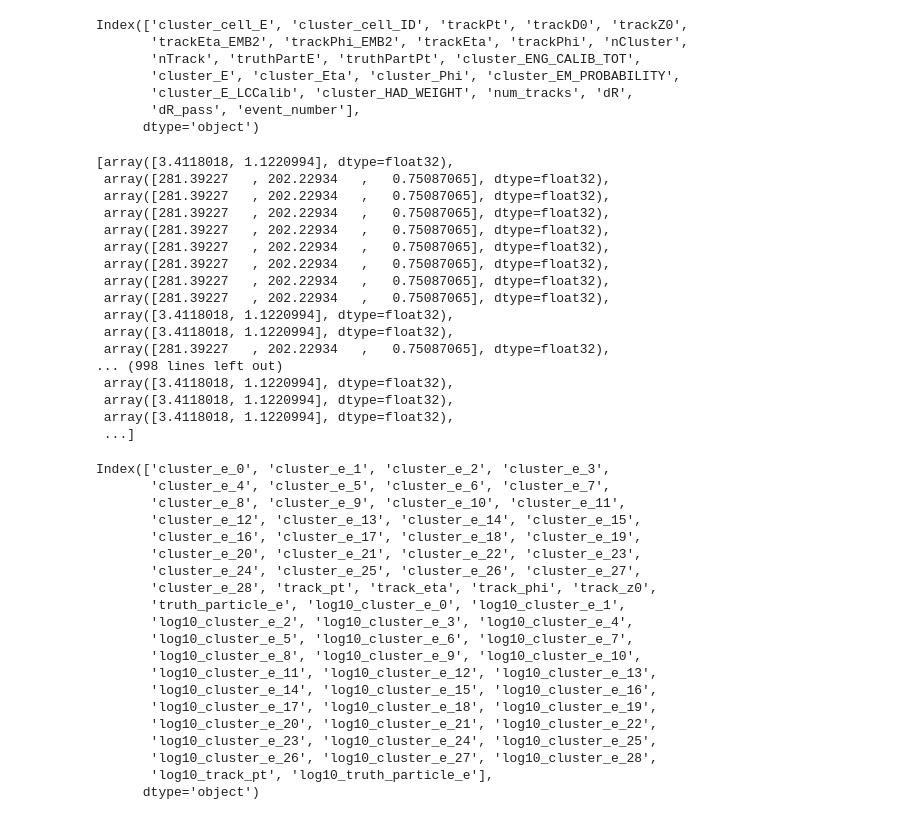
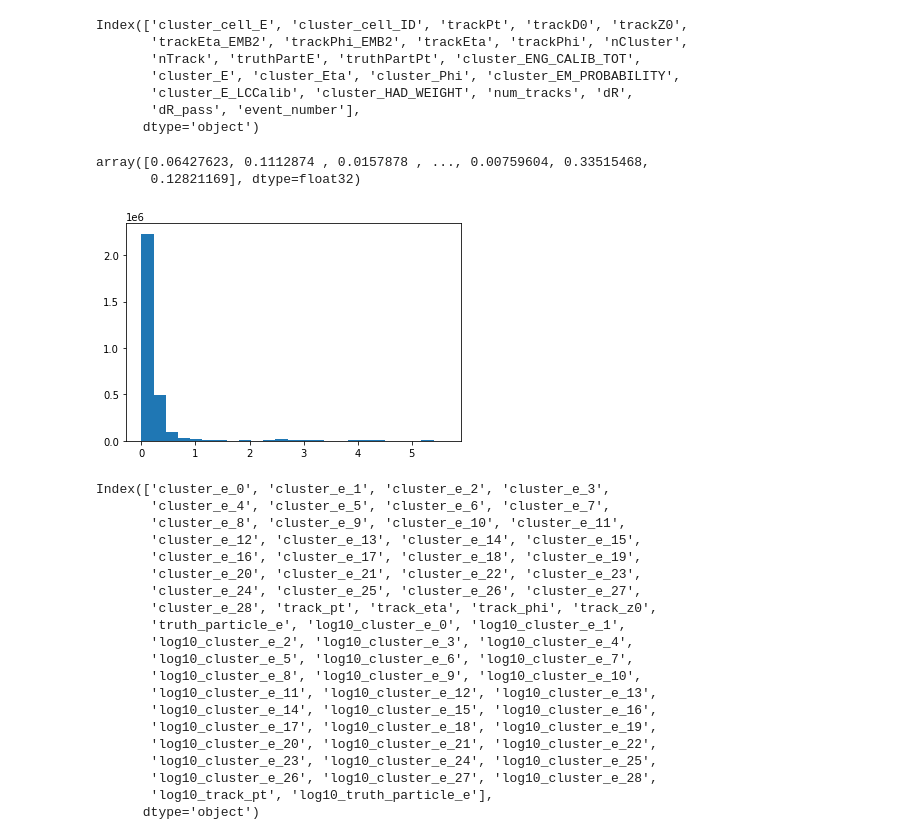
Before and after one commit to atlas-calo-ml/gn4pions_eastbay, a Jupyter notebook: simple_regression_model.ipynb, the cells around one changed output. Saved outputs shown, nothing was run; the diff lists cells and outputs as text; code cells hidden in the pictures.

```diff
--- a/simple_regression_model.ipynb
+++ b/simple_regression_model.ipynb
@@ -39,26 +39,18 @@ Index(['cluster_cell_E', 'cluster_cell_ID', 'trackPt', 'trackD0', 'trackZ0',
        'cluster_E_LCCalib', 'cluster_HAD_WEIGHT', 'num_tracks', 'dR',
        'dR_pass', 'event_number'],
       dtype='object')
-# %%
-df.cluster_E.to_list()
-# %% [output]
-[array([3.4118018, 1.1220994], dtype=float32),
- array([281.39227   , 202.22934   ,   0.75087065], dtype=float32),
- array([281.39227   , 202.22934   ,   0.75087065], dtype=float32),
- array([281.39227   , 202.22934   ,   0.75087065], dtype=float32),
- array([281.39227   , 202.22934   ,   0.75087065], dtype=float32),
- array([281.39227   , 202.22934   ,   0.75087065], dtype=float32),
- array([281.39227   , 202.22934   ,   0.75087065], dtype=float32),
- array([281.39227   , 202.22934   ,   0.75087065], dtype=float32),
- array([281.39227   , 202.22934   ,   0.75087065], dtype=float32),
- array([3.4118018, 1.1220994], dtype=float32),
- array([3.4118018, 1.1220994], dtype=float32),
- array([281.39227   , 202.22934   ,   0.75087065], dtype=float32),
-... (998 lines left out)
- array([3.4118018, 1.1220994], dtype=float32),
- array([3.4118018, 1.1220994], dtype=float32),
- array([3.4118018, 1.1220994], dtype=float32),
- ...]
+# %%
+dR = np.hstack(df['dR'].values)
+dR
+# %% [output]
+array([0.06427623, 0.1112874 , 0.0157878 , ..., 0.00759604, 0.33515468,
+       0.12821169], dtype=float32)
+# %%
+plt.hist(dR, 25)
+
+plt.show()
+# %% [output]
+[figure, added]
 # %%
 ### Start the dataframe of inputs
 # df2 = pd.DataFrame(pd.DataFrame(df.cluster_E.to_list())[0]) # just take the leading cluster E
```
Also changed, not shown: parts of 8 cells of this notebook, 8 other files.
